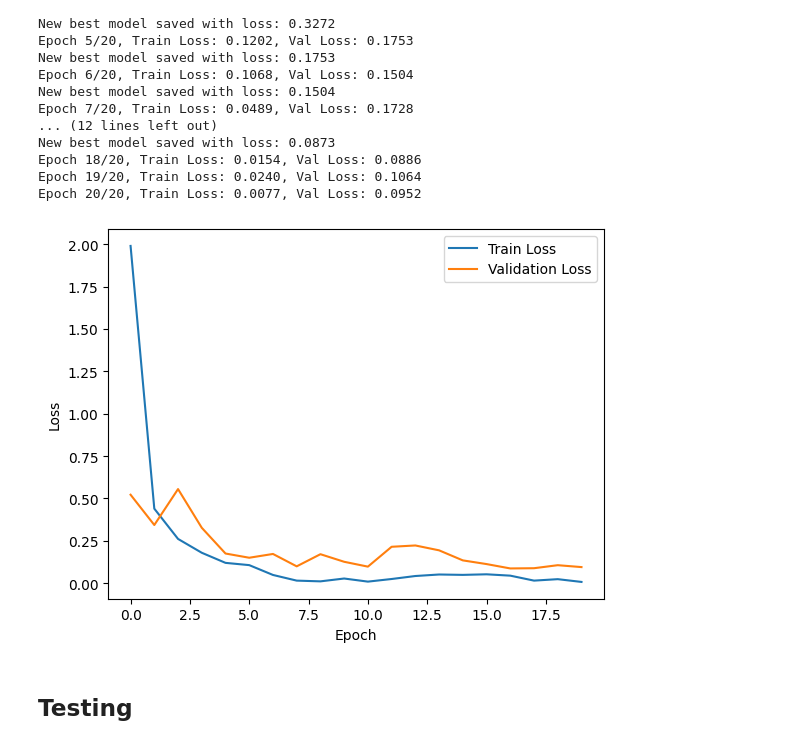
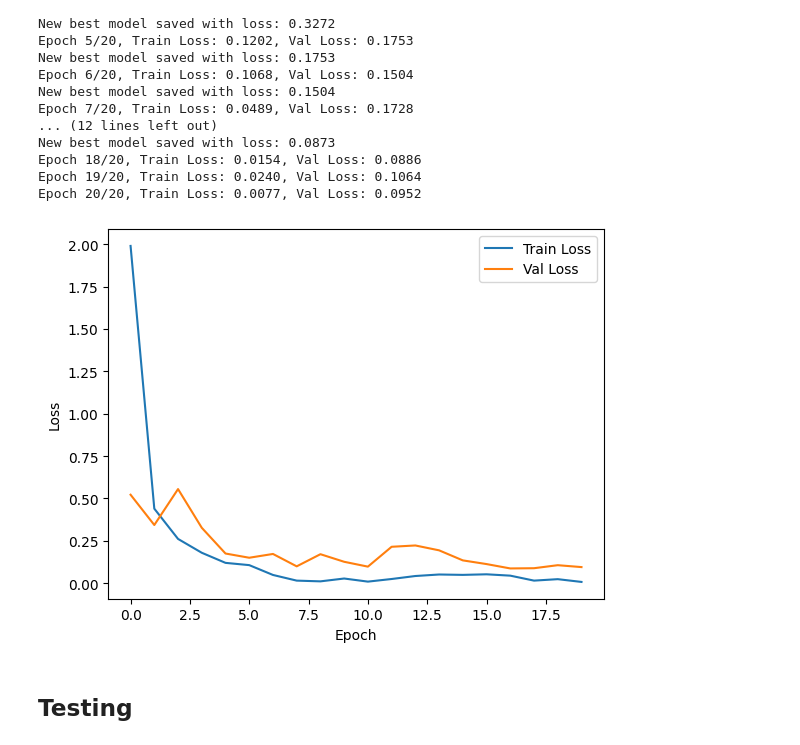
Before and after one commit to olivieradjagba/sign-language-alphabet-recognition, a Jupyter notebook: src/draft2.ipynb, the cells around one changed output. Drawn from its saved outputs; the diff is of its cells as text; code cells hidden in the pictures.

Commit message:
Trainer class created and code refactored

```diff
--- a/src/draft2.ipynb
+++ b/src/draft2.ipynb
@@ -67,7 +69,7 @@ class DataPreprocessor:
         self.test_ratio = test_ratio
         self.batch_size = batch_size
 
-    def preprocess(self):
+    def preprocess(self) -> tuple[DataLoader, DataLoader, DataLoader]:
         """
         Process the data into train, validation, and test splits.
 
@@ -332,7 +333,7 @@ transform = weights.transforms()
 # %%
 data_preprocessor = DataPreprocessor(data_dir,
                                      transform=transform,
-                                     input_shape=INPUT_SHAPE,
+                                     resize_shape=INPUT_SHAPE,
                                      train_ratio=TRAIN_RATIO,
                                      val_ratio=VAL_RATIO,
                                      test_ratio=TEST_RATIO)
@@ -362,7 +365,7 @@ criterion = nn.CrossEntropyLoss()  # Suitable for classification
 optimizer = optim.Adam(model.parameters(), lr=LR)
 # optimizer = optim.SGD(model.parameters(), lr=LR*5, momentum=0.9)
 
-trainer = SignLanguageModel(model, save_path=save_path[model_type], device=device)
+trainer = SignLanguageModelTrainer(model, classes, save_path=save_path[model_type], device=device)
 # summary(model, (NB_CHANNELS, *INPUT_SHAPE))#, device=device.type)
 # %%
 # Train the model
@@ -387,14 +390,9 @@ Epoch 19/20, Train Loss: 0.0240, Val Loss: 0.1064
 Epoch 20/20, Train Loss: 0.0077, Val Loss: 0.0952
 # %%
 # Plot the training and validation losses
-plt.plot(train_losses, label='Train Loss')
-plt.plot(val_losses, label='Validation Loss')
-plt.xlabel('Epoch')
-plt.ylabel('Loss')
-plt.legend()
-plt.show()
+trainer.plot_losses(train_losses, val_losses)
 # %% [output]
-[figure, old version]
+[figure, new version]
 # %% [markdown]
 ## Testing
 # %%
```
Also changed, not shown: parts of 5 cells of this notebook, 3 other files.
